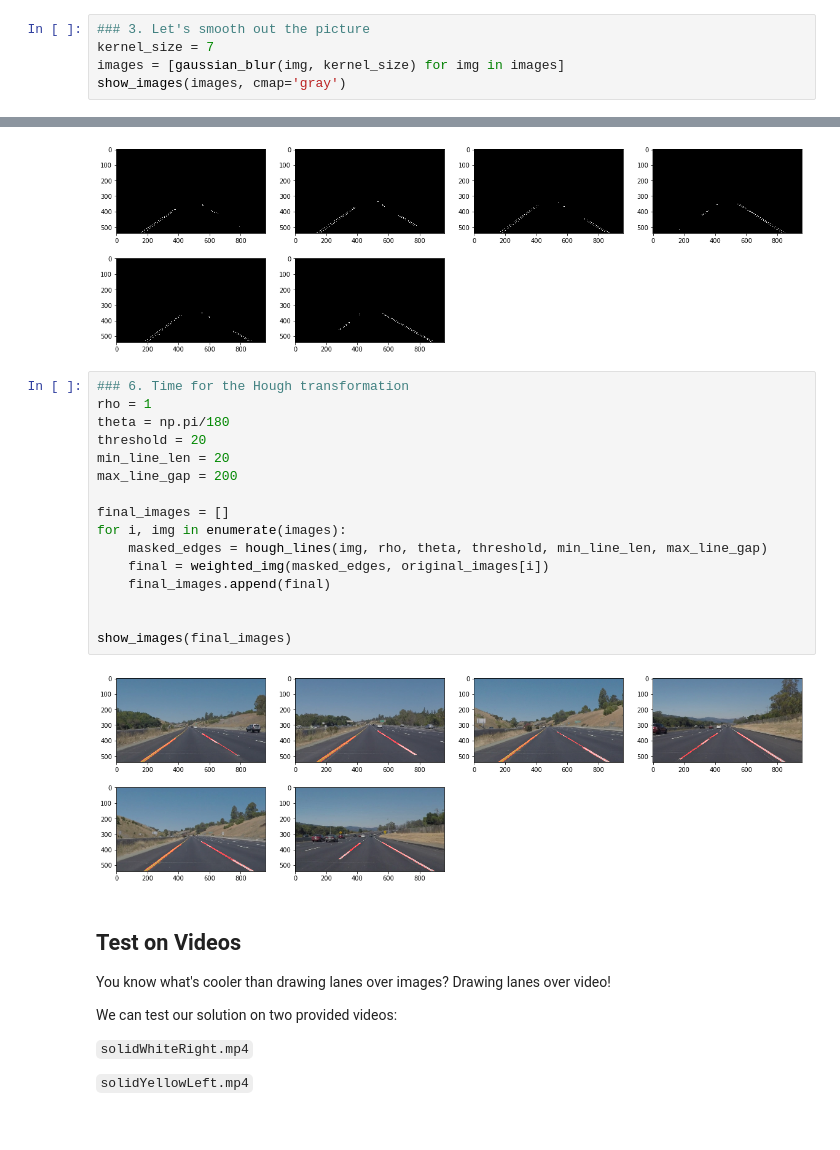
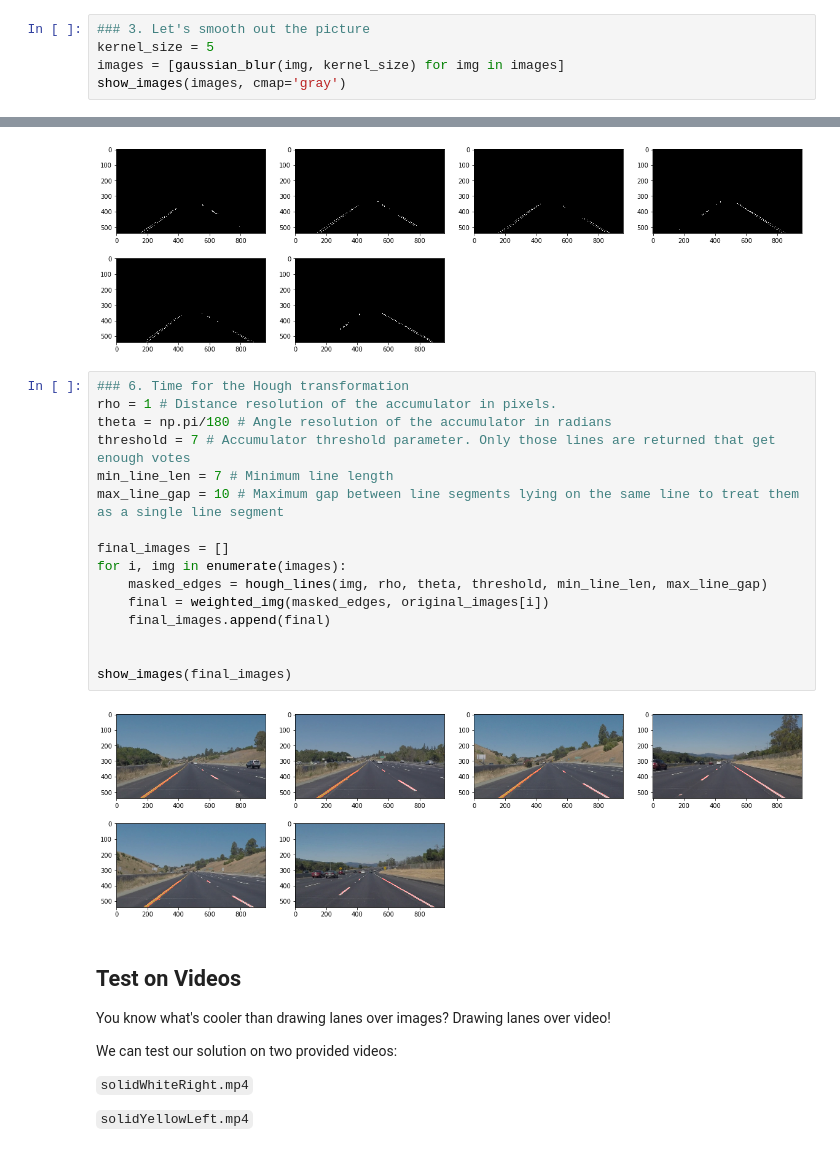
Before and after one commit to bajcmartinez/CarND-LaneLines-P1, a Jupyter notebook: P1.ipynb, the cells around one changed output, grey strips where cells are left out. Cells and saved outputs as stored; diff of their text form.

Commit message:
feat(lane detection) working example of line detection

```diff
--- a/P1.ipynb
+++ b/P1.ipynb
@@ -267,7 +267,7 @@ show_images(images, cmap='gray')
 [figure]
 # %%
 ### 3. Let's smooth out the picture
-kernel_size = 7
+kernel_size = 5
 images = [gaussian_blur(img, kernel_size) for img in images]
 show_images(images, cmap='gray')
 # %% [output]
@@ -309,22 +309,22 @@ show_images(images, cmap='gray')
 [figure]
 # %%
 ### 6. Time for the Hough transformation
-rho = 1
-theta = np.pi/180
-threshold = 20
-min_line_len = 20
-max_line_gap = 200
+rho = 1 # Distance resolution of the accumulator in pixels.
+theta = np.pi/180 # Angle resolution of the accumulator in radians
+threshold = 7 # Accumulator threshold parameter. Only those lines are returned that get enough votes
+min_line_len = 7 # Minimum line length
+max_line_gap = 10 # Maximum gap between line segments lying on the same line to treat them as a single line segment
 
 final_images = []
 for i, img in enumerate(images):
     masked_edges = hough_lines(img, rho, theta, threshold, min_line_len, max_line_gap)
     final = weighted_img(masked_edges, original_images[i])
     final_images.append(final)
 
 
 show_images(final_images)
 # %% [output]
-[figure, old version]
+[figure, new version]
 # %% [markdown]
 ## Test on Videos
 
```
Also changed, not shown: parts of 8 cells of this notebook, 10 other files.
